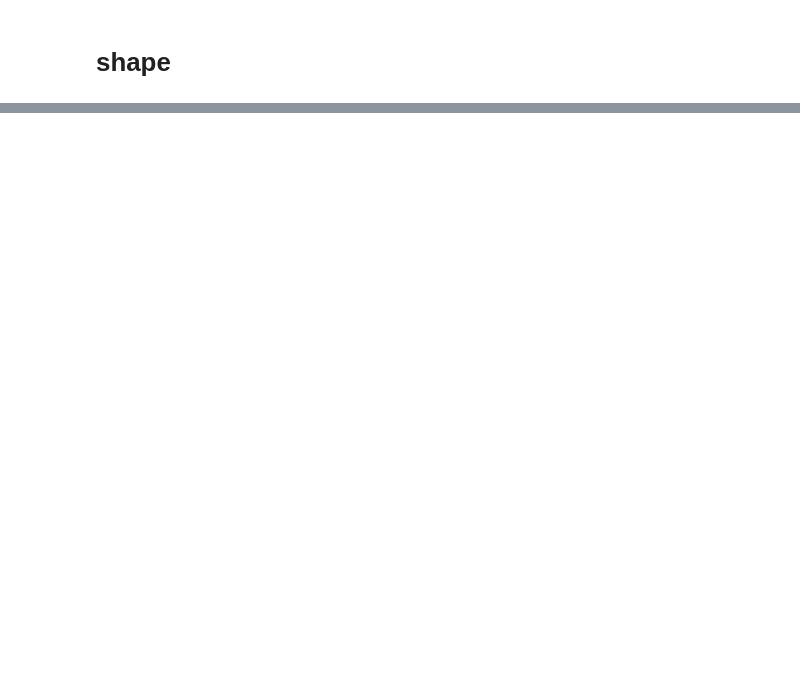
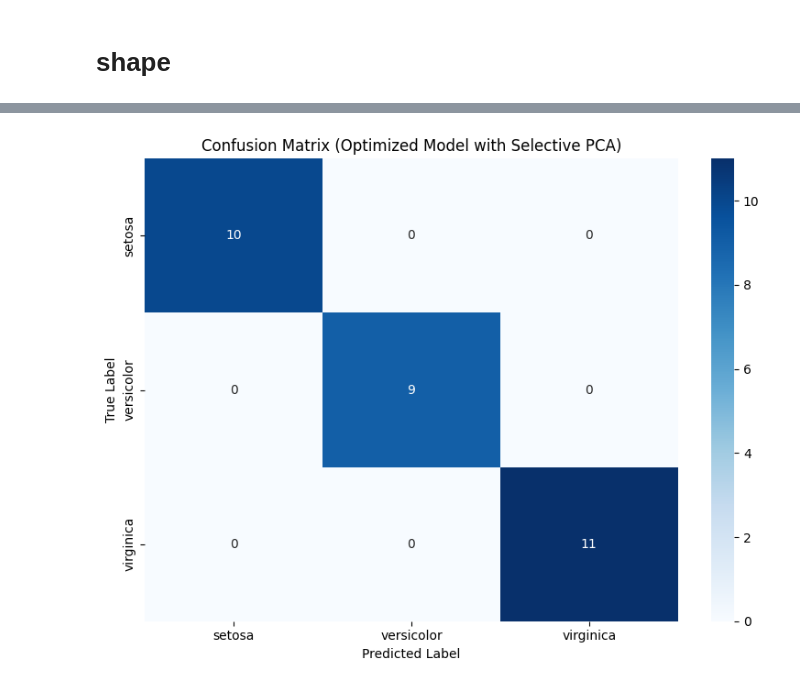
Before and after one commit to kalhara-peiris/iris_dataset, a Jupyter notebook: iris.ipynb, the cells around one changed output, grey strips where cells are left out. Drawn from its saved outputs; the diff is of its cells as text; code cells hidden in the pictures; blank space fills up the shorter version.

```diff
--- a/iris.ipynb
+++ b/iris.ipynb
@@ -285,0 +404,84 @@ NameError: name 'high_corr_features' is not defined
+# %%
+
+
+# Step 5: Hyperparameter Tuning with GridSearchCV
+print("\nStep 5: Hyperparameter Tuning with GridSearchCV")
+
+# Define the parameter grid to search
+param_grid = {
+    'classifier__n_estimators': [50, 100, 200],
+    'classifier__max_depth': [None, 10, 20, 30],
+    'classifier__min_samples_split': [2, 5, 10],
+    'classifier__min_samples_leaf': [1, 2, 4],
+    'classifier__bootstrap': [True, False]
+}
+
+# Create Grid Search object for the pipeline with PCA
+grid_search = GridSearchCV(
+    pipeline,
+    param_grid=param_grid,
+    cv=5,
+    scoring='accuracy',
+    n_jobs=-1,  # Use all available processors
+    verbose=1
+)
+
+# Fit the grid search
+print("Performing grid search for model with selective PCA...")
+grid_search.fit(X_train, y_train)
+
+# Print the best parameters and score
+print("\nBest parameters for model with selective PCA:")
+print(grid_search.best_params_)
+print(f"Best cross-validation accuracy: {grid_search.best_score_:.4f}")
+
+# Update the pipeline with the best parameters
+pipeline = grid_search.best_estimator_
+
+# Test the optimized model
+y_pred_optimized = pipeline.predict(X_test)
+accuracy_optimized = accuracy_score(y_test, y_pred_optimized)
+print(f"\nOptimized model accuracy with selective PCA: {accuracy_optimized:.4f}")
+print("Improvement over unoptimized model: {:.4f}".format(accuracy_optimized - accuracy))
+
+# Update the accuracy variable for use in Step 6
+accuracy = accuracy_optimized
+
+# Visualize the optimized model's confusion matrix
+cm_optimized = confusion_matrix(y_test, y_pred_optimized)
+plt.figure(figsize=(8, 6))
+sns.heatmap(cm_optimized, annot=True, fmt='d', cmap='Blues',
+            xticklabels=target_names,
+            yticklabels=target_names)
+plt.xlabel('Predicted Label')
+plt.ylabel('True Label')
+plt.title('Confusion Matrix (Optimized Model with Selective PCA)')
+plt.tight_layout()
+plt.savefig('confusion_matrix_optimized.png')
+print("Optimized model confusion matrix saved as 'confusion_matrix_optimized.png'")
+
+# Get feature importance from the optimized model
+print("\nFeature Importance Analysis for Optimized Model:")
+# This part might need adjustment based on your specific pipeline structure
+try:
+    rf_model = pipeline.named_steps['classifier']
+    # For pipelines with column transformer, accessing feature importance requires mapping
+    feature_importance = pd.DataFrame({
+        'Feature': feature_names,
+        'Importance': rf_model.feature_importances_
+    }).sort_values('Importance', ascending=False)
+
+    print("Feature Importances (optimized model):")
+    print(feature_importance)
+
+    plt.figure(figsize=(10, 6))
+    sns.barplot(x='Importance', y='Feature', data=feature_importance)
+    plt.title('Feature Importance in Optimized Random Forest Model')
+    plt.tight_layout()
+    plt.savefig('feature_importance_optimized.png')
+    print("Feature importance plot saved as 'feature_importance_optimized.png'")
+except:
+    print("Could not extract feature importances from the pipeline due to PCA transformation.")
+    # For models with PCA, original feature importance is not directly available
+    print("For models with PCA transformations, original feature importance mapping is not straightforward.")
+# %% [output]
@@ -285,0 +503 @@ NameError: name 'high_corr_features' is not defined
+[figure, added]
```
Also changed, not shown: parts of 14 cells of this notebook, 4 other files.
